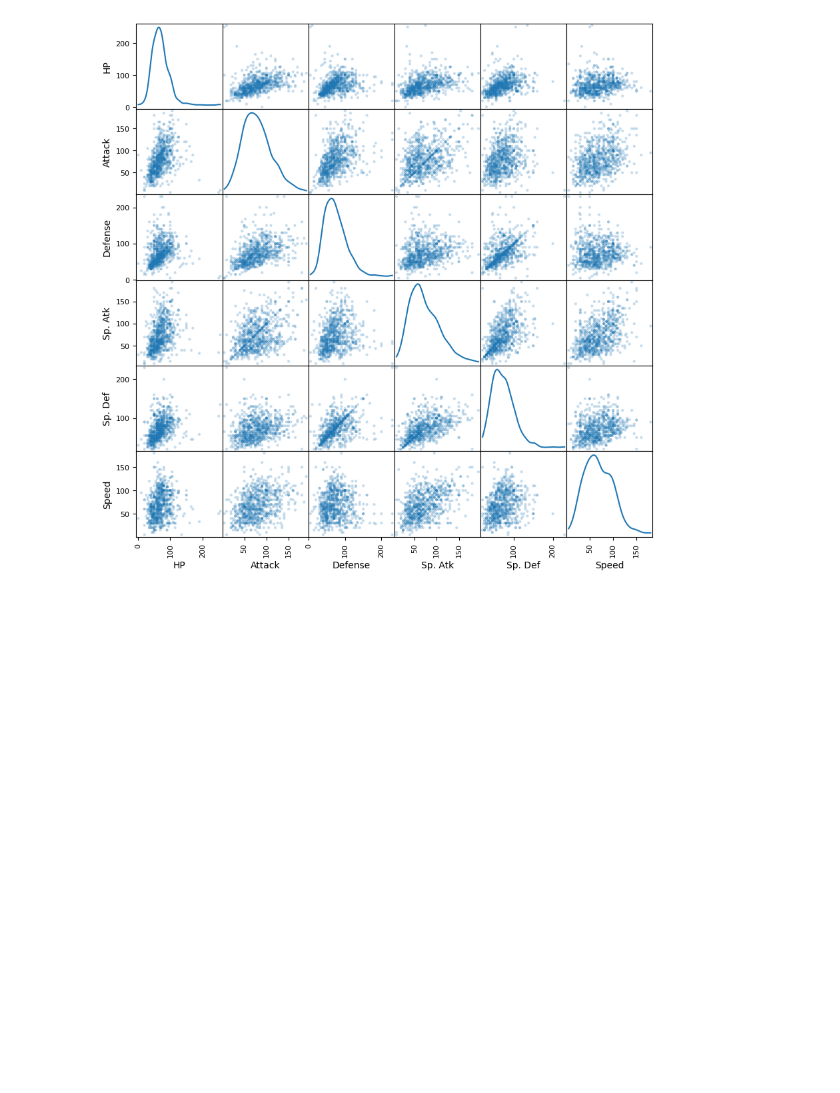
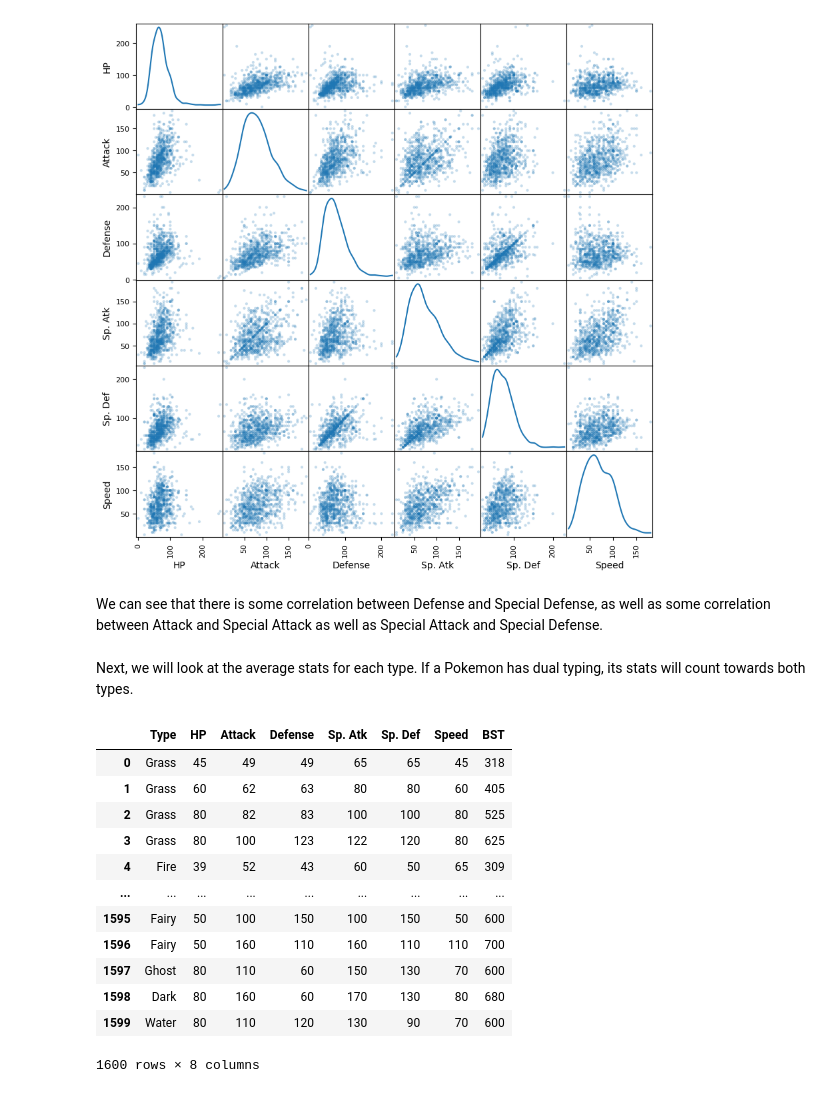
Before and after one commit to alexradecki/pokedex, a Jupyter notebook: Pokedex.ipynb, the cells around one changed output. Saved outputs shown, nothing was run; the diff lists cells and outputs as text; code cells hidden in the pictures; blank space fills up the shorter version.

```diff
--- a/Pokedex.ipynb
+++ b/Pokedex.ipynb
@@ -135,3 +138,36 @@ array([[<Axes: xlabel='HP', ylabel='HP'>,
         <Axes: xlabel='Sp. Def', ylabel='Speed'>,
         <Axes: xlabel='Speed', ylabel='Speed'>]], dtype=object)
 [figure]
+# %% [markdown]
+We can see that there is some correlation between Defense and Special Defense, as well as some correlation between Attack and Special Attack as well as Special Attack and Special Defense.
+# %% [markdown]
+Next, we will look at the average stats for each type. If a Pokemon has dual typing, its stats will count towards both types.
+# %%
+# Creating data frames for both primary and secondary typings and combining them
+# into a single data frame to perform analysis on
+
+typeOneDF = df.drop(['#', 'Name', 'Type 2', 'Generation', 'Legendary'], axis = 1)
+typeOneDF.rename(columns = {'Type 1': 'Type'}, inplace = True)
+
+typeTwoDF = df.drop(['#', 'Name', 'Type 1', 'Generation', 'Legendary'], axis = 1)
+typeTwoDF.rename(columns = {'Type 2': 'Type'}, inplace = True)
+
+typesDF = pd.concat([typeOneDF, typeTwoDF], ignore_index = True)
+typesDF.reset_index()
+
+# Verifying concatenation worked as expected
+display(typesDF)
+# %% [output]
+|  | Type | HP | Attack | Defense | Sp. Atk | Sp. Def | Speed | BST |
+| 0 | Grass | 45 | 49 | 49 | 65 | 65 | 45 | 318 |
+| 1 | Grass | 60 | 62 | 63 | 80 | 80 | 60 | 405 |
+| 2 | Grass | 80 | 82 | 83 | 100 | 100 | 80 | 525 |
+| 3 | Grass | 80 | 100 | 123 | 122 | 120 | 80 | 625 |
+| 4 | Fire | 39 | 52 | 43 | 60 | 50 | 65 | 309 |
+| ... | ... | ... | ... | ... | ... | ... | ... | ... |
+| 1595 | Fairy | 50 | 100 | 150 | 100 | 150 | 50 | 600 |
+| 1596 | Fairy | 50 | 160 | 110 | 160 | 110 | 110 | 700 |
+| 1597 | Ghost | 80 | 110 | 60 | 150 | 130 | 70 | 600 |
+| 1598 | Dark | 80 | 160 | 60 | 170 | 130 | 80 | 680 |
+| 1599 | Water | 80 | 110 | 120 | 130 | 90 | 70 | 600 |
+1600 rows × 8 columns
```
Also changed, not shown: parts of 7 cells of this notebook.
